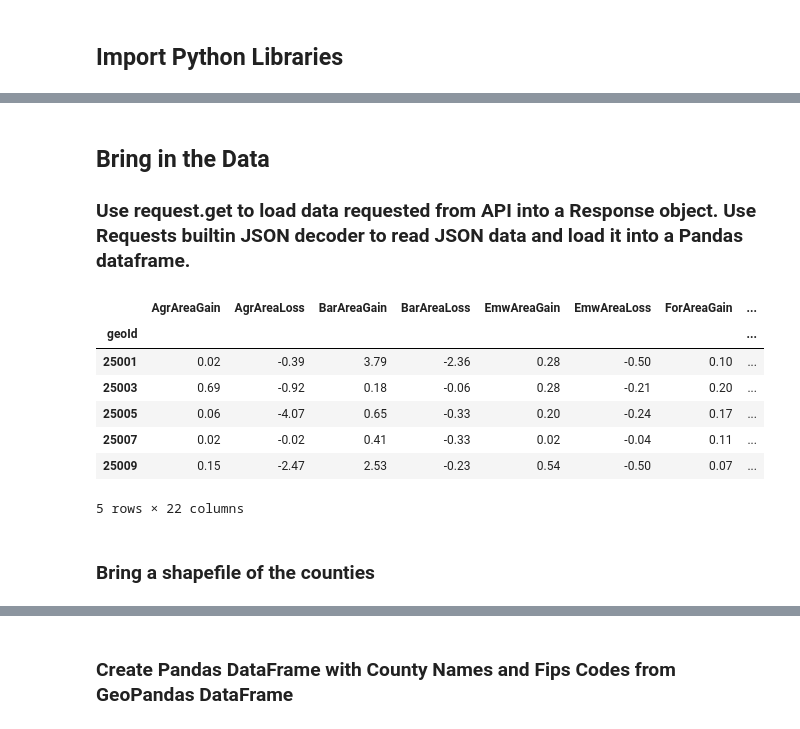
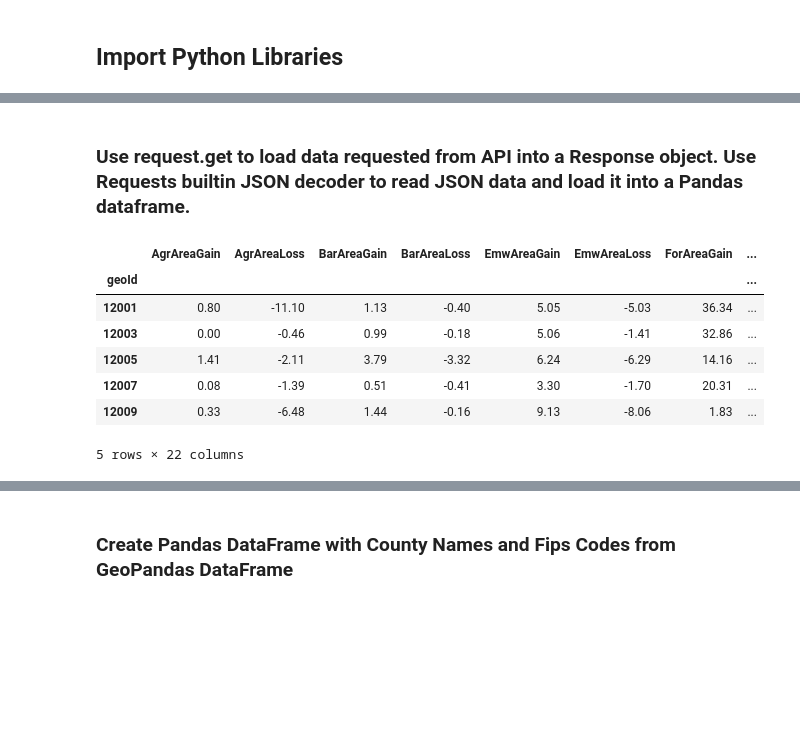
Before and after one commit to CRobGIS-RS/DataScience, a Jupyter notebook: Exploring Land Cover Atlas API - Unsupervised Learning (K-means) 20181025.ipynb, the cells around one changed output, grey strips where cells are left out. Drawn from its saved outputs; the diff is of its cells as text; code cells hidden in the pictures; blank space fills up the shorter version.

```diff
--- a/Exploring Land Cover Atlas API - Unsupervised Learning (K-means) 20181025.ipynb
+++ b/Exploring Land Cover Atlas API - Unsupervised Learning (K-means) 20181025.ipynb
@@ -17,5 +73,4 @@ from matplotlib import pyplot as plt
 # %% [markdown]
-## Bring in the Data
 ### Use request.get to load data requested from API into a Response object. Use Requests builtin JSON decoder to read JSON data and load it into a Pandas dataframe.
 # %%
 def create_dataframe(fips,early_year,late_year):
@@ -43,17 +98,15 @@ def create_dataframe(fips,early_year,late_year):
 
     return lca_df_index
 # %%
-MA_2001_2010 = create_dataframe(25,2001,2010)
+FL_2001_2010 = create_dataframe(12,2001,2010)
 # %%
-MA_2001_2010.head()
+FL_2001_2010.head()
 # %% [output]
 |  | AgrAreaGain | AgrAreaLoss | BarAreaGain | BarAreaLoss | EmwAreaGain | EmwAreaLoss | ForAreaGain | ... |
 | geoId |  |  |  |  |  |  |  | ... |
-| 25001 | 0.02 | -0.39 | 3.79 | -2.36 | 0.28 | -0.50 | 0.10 | ... |
-| 25003 | 0.69 | -0.92 | 0.18 | -0.06 | 0.28 | -0.21 | 0.20 | ... |
-| 25005 | 0.06 | -4.07 | 0.65 | -0.33 | 0.20 | -0.24 | 0.17 | ... |
-| 25007 | 0.02 | -0.02 | 0.41 | -0.33 | 0.02 | -0.04 | 0.11 | ... |
-| 25009 | 0.15 | -2.47 | 2.53 | -0.23 | 0.54 | -0.50 | 0.07 | ... |
+| 12001 | 0.80 | -11.10 | 1.13 | -0.40 | 5.05 | -5.03 | 36.34 | ... |
+| 12003 | 0.00 | -0.46 | 0.99 | -0.18 | 5.06 | -1.41 | 32.86 | ... |
+| 12005 | 1.41 | -2.11 | 3.79 | -3.32 | 6.24 | -6.29 | 14.16 | ... |
+| 12007 | 0.08 | -1.39 | 0.51 | -0.41 | 3.30 | -1.70 | 20.31 | ... |
+| 12009 | 0.33 | -6.48 | 1.44 | -0.16 | 9.13 | -8.06 | 1.83 | ... |
 5 rows × 22 columns
-# %% [markdown]
-### Bring a shapefile of the counties
```
Also changed, not shown: parts of 16 cells of this notebook.
